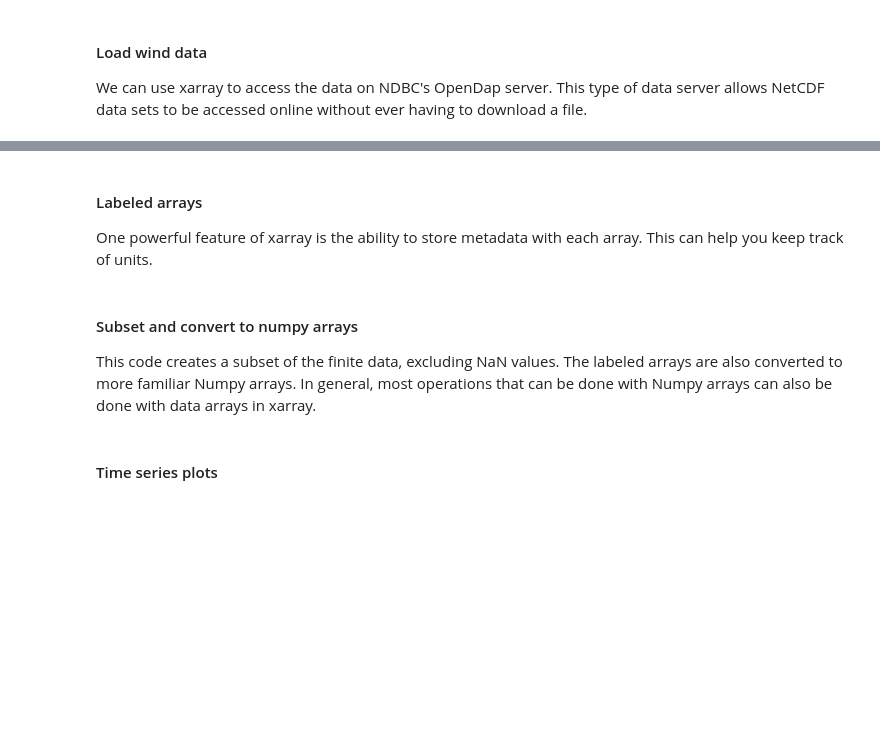
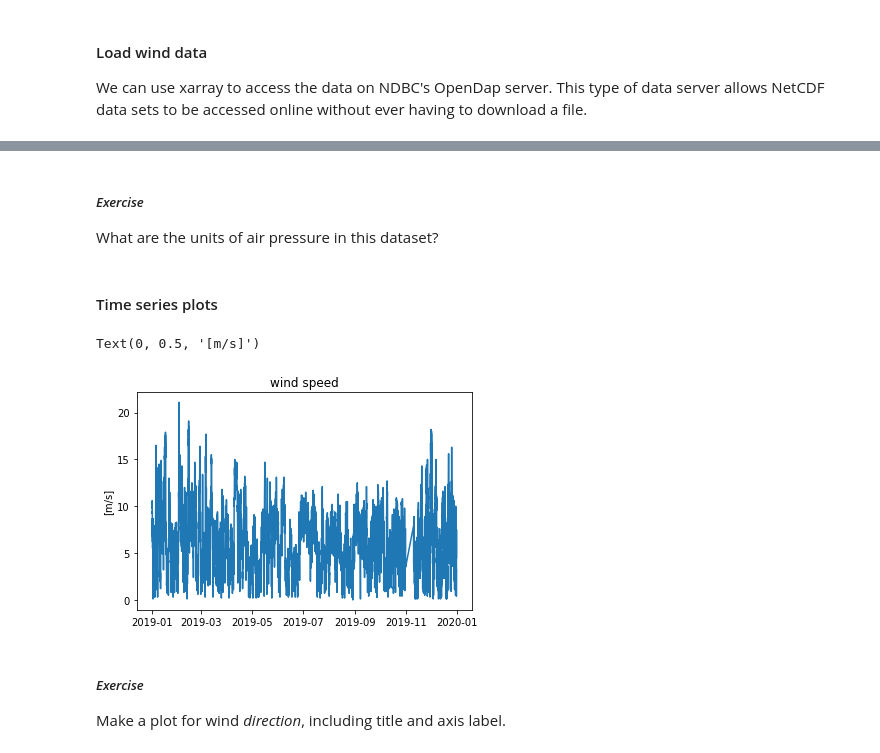
Before and after one commit to tompc35/data_marine_science, a Jupyter notebook: week09b-ndbc-wind.ipynb, the cells around one changed output, grey strips where cells are left out. Drawn from its saved outputs; the diff is of its cells as text; code cells hidden in the pictures; blank space fills up the shorter version.

```diff
--- a/week09b-ndbc-wind.ipynb
+++ b/week09b-ndbc-wind.ipynb
@@ -63,0 +86,2 @@ Since this buoy is a single point, the latitude and longitude coordinates have o
+# %%
+ds = ds.squeeze()
@@ -64,12 +94,22 @@ Since this buoy is a single point, the latitude and longitude coordinates have o
+# %% [markdown]
+##### *Exercise*
+
+What are the units of air pressure in this dataset?
 # %%
 # insert code here
-# %% [markdown]
-#### Labeled arrays
-
-One powerful feature of xarray is the ability to store metadata with each array. This can help you keep track of units.
+# %% [markdown]
+#### Time series plots
+# %%
+plt.figure()
+plt.plot(ds['time'],ds['wind_spd'])
+plt.title('wind speed')
+plt.ylabel('[m/s]')
+# %% [output]
+Text(0, 0.5, '[m/s]')
+[figure, added]
+# %% [markdown]
+##### *Exercise*
+
+Make a plot for wind *direction*, including title and axis label.
 # %%
 # insert code here
-# %% [markdown]
-#### Subset and convert to numpy arrays
-
-This code creates a subset of the finite data, excluding NaN values. The labeled arrays are also converted to more familiar Numpy arrays. In general, most operations that can be done with Numpy arrays can also be done with data arrays in xarray.
@@ -81,2 +115,0 @@ wind_dir = np.array(ds['wind_dir'][is_good,0,0])
-# %% [markdown]
-#### Time series plots
```
Also changed, not shown: parts of 86 cells of this notebook, 2 other files.
